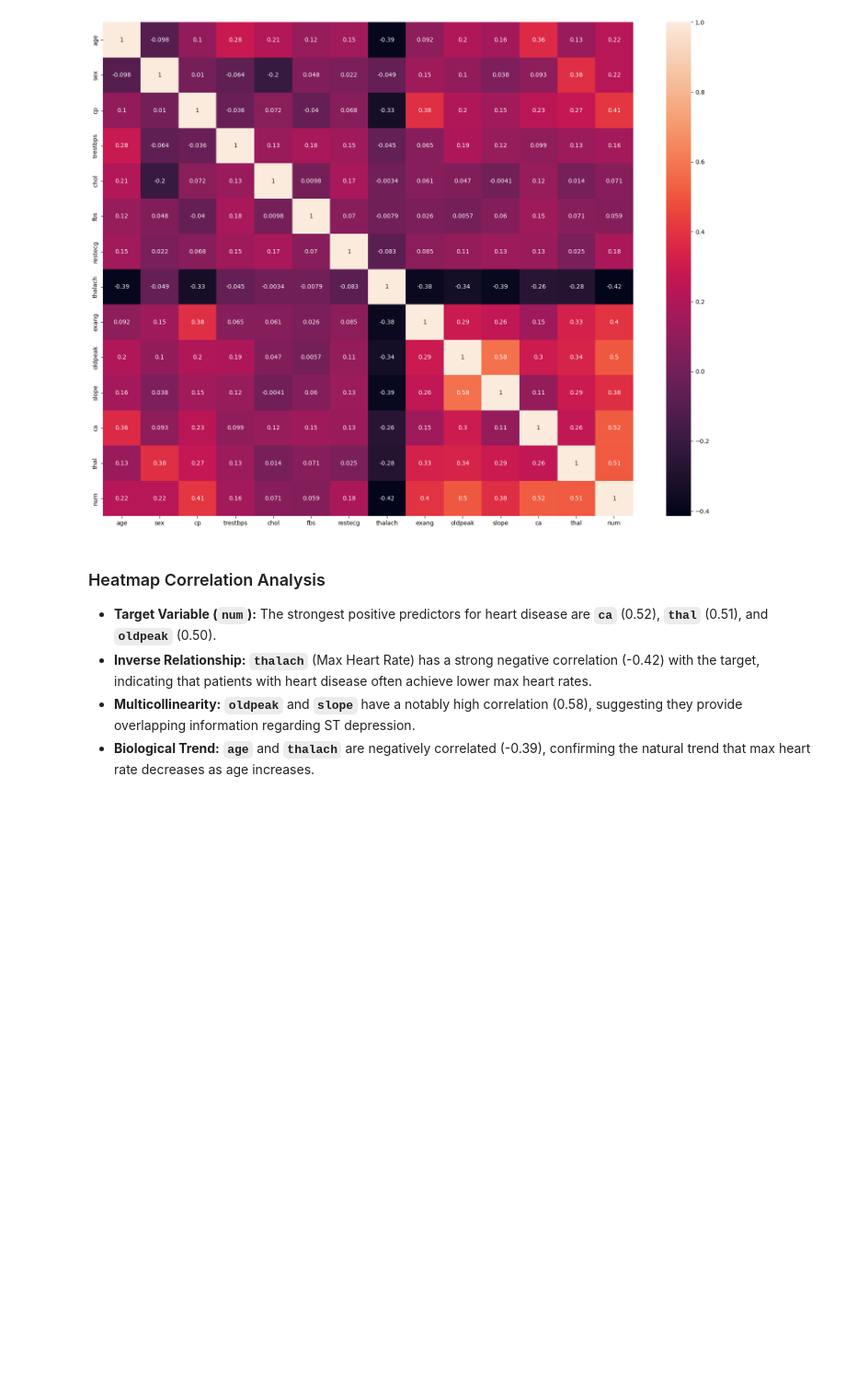
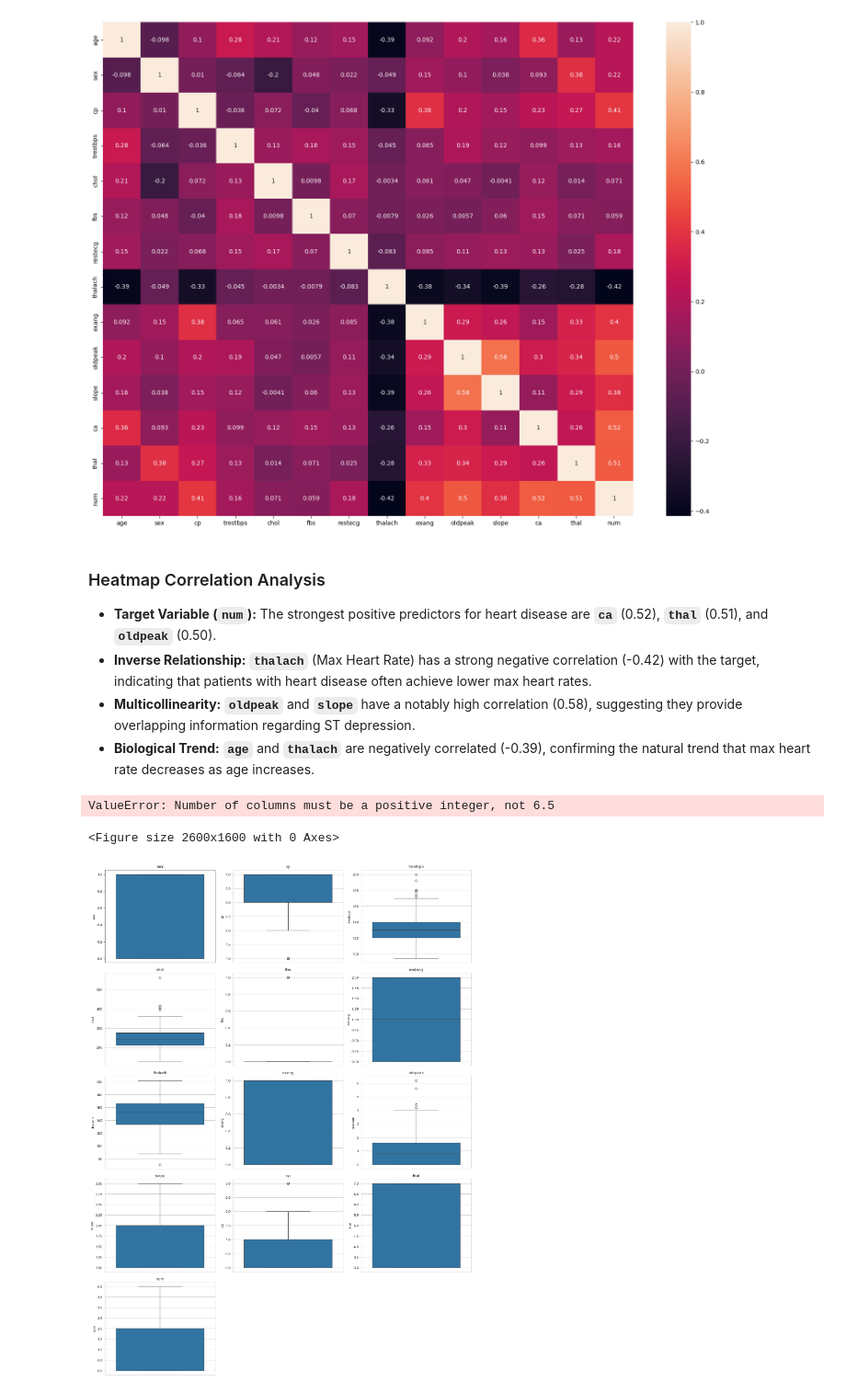
Before and after one commit to Plymouth-University/comp2003-2025-2026-team-32, a Jupyter notebook: SourceCode/Jorjit/jupyter/eda.ipynb, the cells around one changed output. Shown at 92% size. Saved outputs shown, nothing was run; the diff lists cells and outputs as text; code cells hidden in the pictures; blank space fills up the shorter version.

```diff
--- a/SourceCode/Jorjit/jupyter/eda.ipynb
+++ b/SourceCode/Jorjit/jupyter/eda.ipynb
@@ -56,3 +57,44 @@ sns.heatmap(df.corr(), annot=True)
 * **Inverse Relationship:** **`thalach`** (Max Heart Rate) has a strong negative correlation (-0.42) with the target, indicating that patients with heart disease often achieve lower max heart rates.
 * **Multicollinearity:** **`oldpeak`** and **`slope`** have a notably high correlation (0.58), suggesting they provide overlapping information regarding ST depression.
 * **Biological Trend:** **`age`** and **`thalach`** are negatively correlated (-0.39), confirming the natural trend that max heart rate decreases as age increases.
+# %%
+def check_outliers(df):
+    l = df.columns.values
+    number_of_columns=(len(l)-1)/2
+    number_of_rows = 2
+
+    plt.figure(figsize=(4*number_of_columns,8*number_of_rows))
+    for i in range(1,len(l)):
+        plt.subplot(number_of_rows + 1,number_of_columns,i)
+        sns.set_style('whitegrid')
+        sns.boxplot(df[l[i]],orient='v')
+        plt.tight_layout()
+
+check_outliers(df)
+# %% [output]
+ValueError: Number of columns must be a positive integer, not 6.5
+<Figure size 2600x1600 with 0 Axes>
+# %%
+def check_outliers(df):
+    # Get all columns (skipping the first one as per your original logic)
+    cols_to_plot = df.columns[1:]
+
+    # Define grid layout
+    n_cols = 3  # You can set this to 2, 3, or 4 depending on preference
+    n_rows = math.ceil(len(cols_to_plot) / n_cols)
+
+    plt.figure(figsize=(5 * n_cols, 4 * n_rows))
+
+    for i, col in enumerate(cols_to_plot):
+        plt.subplot(n_rows, n_cols, i + 1)
+        sns.set_style('whitegrid')
+        # Using x= ensures the boxplot is vertical and suppresses warnings
+        sns.boxplot(y=df[col])
+        plt.title(col)
+        plt.tight_layout()
+
+    plt.show()
+# %%
+check_outliers(df)
+# %% [output]
+[figure, added]
```
Also changed, not shown: parts of 2 cells of this notebook.
